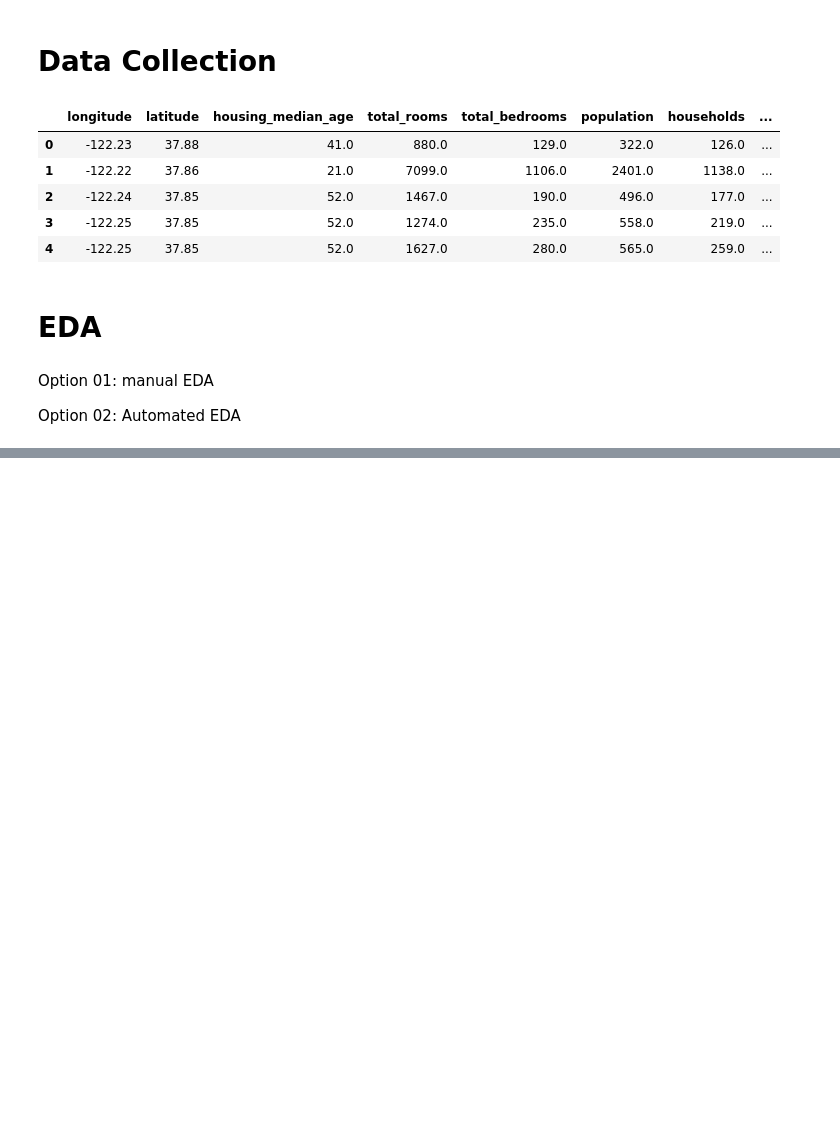
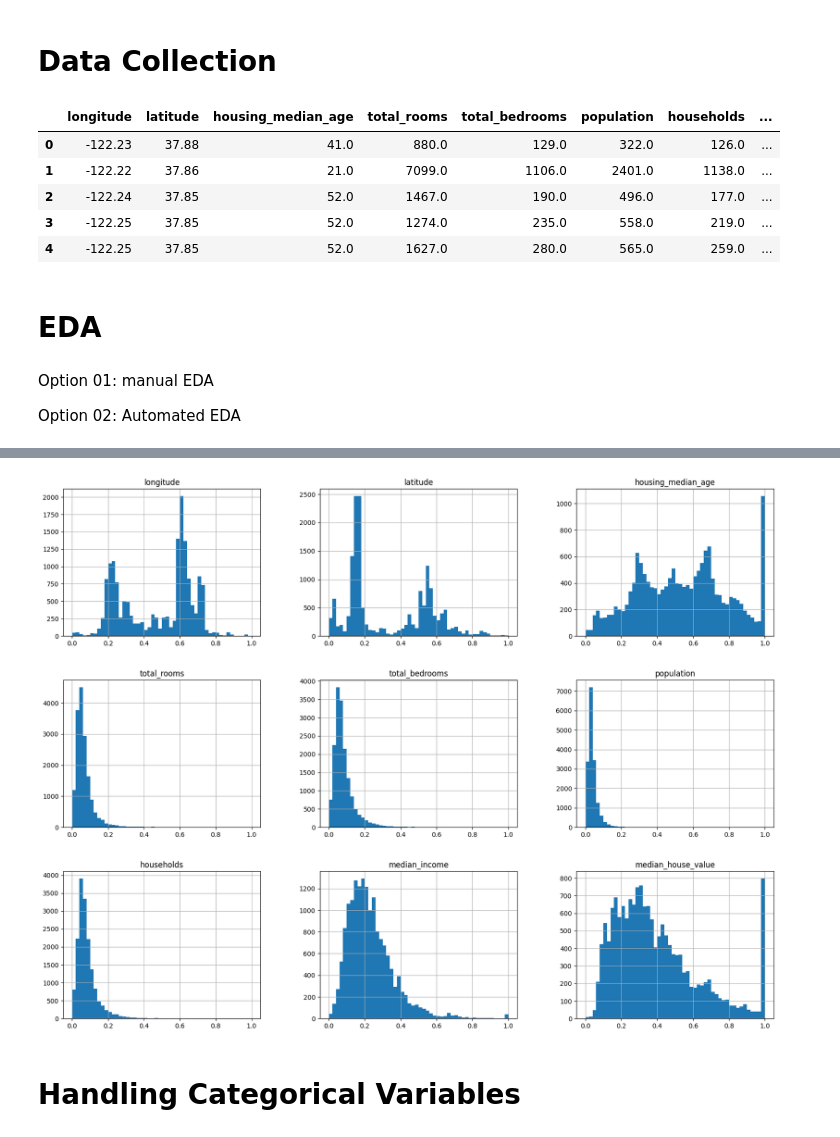
Before and after one commit to meftaul/e2e-ml-housing-project, a Jupyter notebook: notebooks/EDA.ipynb, the cells around one changed output, grey strips where cells are left out. Saved outputs shown, nothing was run; the diff lists cells and outputs as text; code cells hidden in the pictures; blank space fills up the shorter version.

```diff
--- a/notebooks/EDA.ipynb
+++ b/notebooks/EDA.ipynb
@@ -31,0 +310,17 @@ d.open_browser()
+# %%
+from sklearn.preprocessing import MinMaxScaler
+
+min_max_scaler = MinMaxScaler()
+housing_num_min_max_scaled = min_max_scaler.fit_transform(housing_tr)
+# type(housing_num_min_max_scaled)
+
+housing_num_min_max_scaled_df = pd.DataFrame(
+    housing_num_min_max_scaled, columns=housing_num.columns, index=housing_num.index
+)
+
+housing_num_min_max_scaled_df.hist(bins=50, figsize=(20, 15))
+plt.show()
+# %% [output]
+[figure, added]
+# %% [markdown]
+# Handling Categorical Variables
```
Also changed, not shown: parts of 33 cells of this notebook, 2 other files.
